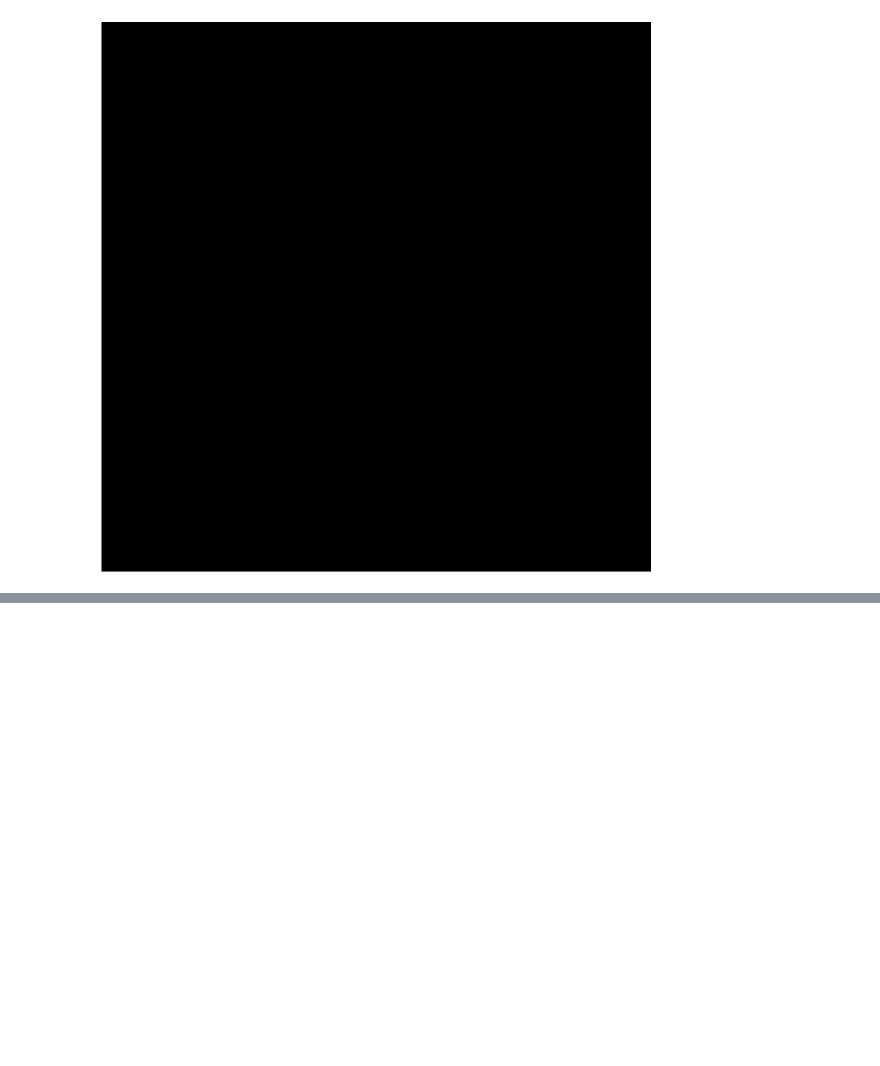
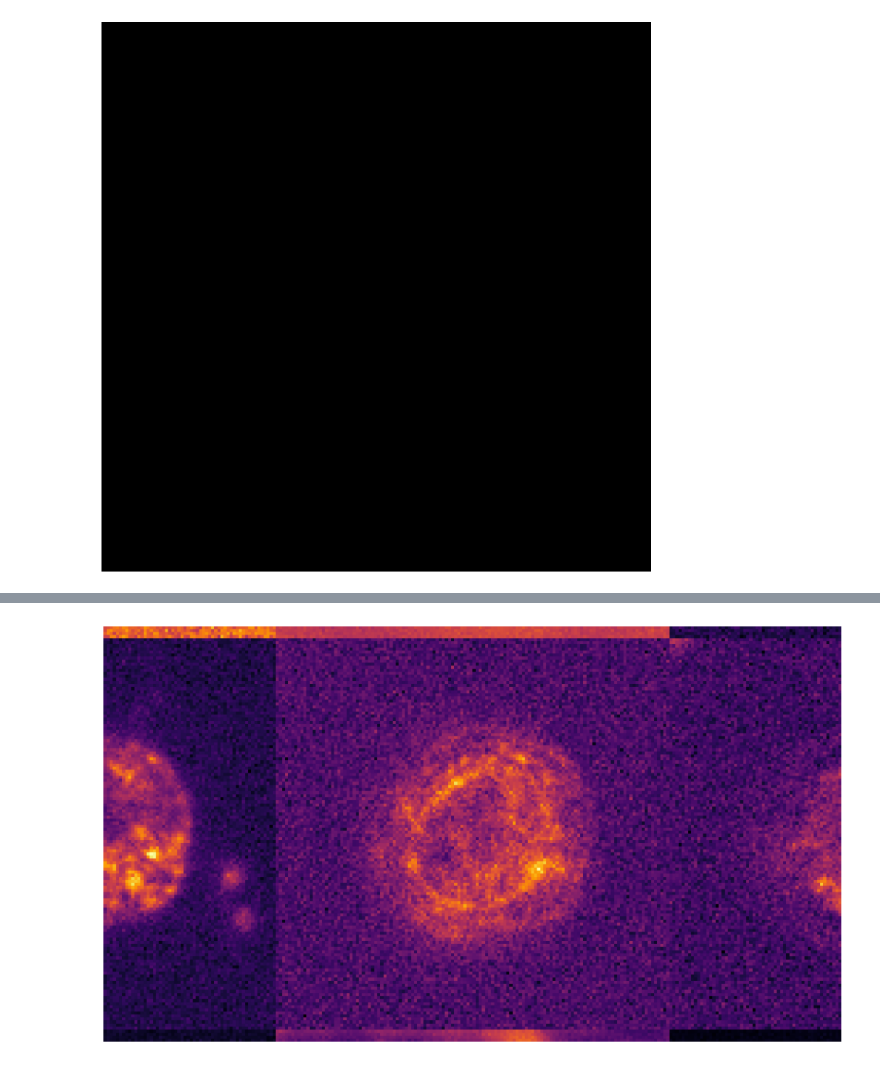
Before and after one commit to Waller-Lab/BSCCM, a Jupyter notebook: figure_making/animation_maker.ipynb, the cells around one changed output, grey strips where cells are left out. Cells and saved outputs as stored; diff of their text form; code cells hidden in the pictures; blank space fills up the shorter version.

```diff
--- a/figure_making/animation_maker.ipynb
+++ b/figure_making/animation_maker.ipynb
@@ -186,0 +204,3 @@ im = ax.imshow(image, cmap='gray')
+# %%
+frame_num = np.arange(500)
+(2 + 12 * (1 - np.sqrt(frame_num / num_frames))).astype(int)
@@ -187,5 +225,6 @@ im = ax.imshow(image, cmap='gray')
 # %%
-num_frames = 150  # Maximum grid size
+num_frames = 500
+resample_channels_every = 12
 
 import numpy as np
 from skimage import draw, color, transform
@@ -193,7 +232,11 @@ import matplotlib.pyplot as plt
 from matplotlib.backends.backend_agg import FigureCanvasAgg as FigureCanvas
 import cv2
 
-meta_image_size = (300, 800)  # Height, Width
+plt.rcParams['animation.ffmpeg_path'] = '/opt/homebrew/bin/ffmpeg'  # Path to ffmpeg
+
+# meta_image_size = (600, 600)  # Height, Width
+meta_image_size = (720, 1280)  # Height, Width
+
 
 def create_text_image():
     # Create an image with specific dimensions
@@ -203,8 +246,12 @@ def create_text_image():
     fig = plt.figure(figsize=(meta_image_size[1] / 100, meta_image_size[0] / 100), dpi=100)
     canvas = FigureCanvas(fig)
     ax = fig.gca()
-    text = "BSCCM"
-    ax.text(0.5, 0.5, text, fontsize=140, va='center', ha='center')
+    text = "Cordelia"
+    ax.text(0.5, 0.5, text, fontsize=180, va='center', ha='center')
+
+    # text = "BSCCM"
+    # ax.text(0.5, 0.5, text, fontsize=240, va='center', ha='center')
+    # ax.text(0.5, 0.5, text, fontsize=110, va='center', ha='center')
     ax.axis('off')
 
     canvas.draw()  # draw the canvas, cache the renderer
@@ -241,6 +288,9 @@ max_indices = len(valid_indices)
 
 tile_size = 128  # Size of each cell's image in the montage
 
+channels_from_raw_indices = {}
+
+
 def to_rgb(image):
     colormap = cm.inferno
     normed_data = (image - np.min(image)) / (np.max(image) - np.min(image))
@@ -249,11 +299,21 @@ def to_rgb(image):
 
 def create_frame(frame_num):
 
-    unzoomed_image_shape = ((frame_num+1) / 10) ** 2 * np.array(meta_image.shape) + np.array((64, 64 * meta_image.shape[1] / meta_image.shape[0]))
+    resample_channels_every = (2 + 12 * (1 - np.sqrt(frame_num / num_frames))).astype(int)
+
     # enforce max size
     max_width = 128 * tile_size
     max_height = max_width * meta_image.shape[0] / meta_image.shape[1]
-    unzoomed_image_shape = np.minimum(unzoomed_image_shape, (max_height, max_width))
+
+    sigmoid = 1 / (1 + np.exp(-frame_num / 40 + 7.2 ))
+    # sin = np.cos(frame_num / 94 - np.pi) / 2 + 0.5 + 1e-8
+
+
+    unzoomed_image_height = tile_size + max_height * sigmoid
+    unzoomed_image_shape = (unzoomed_image_height, unzoomed_image_height * meta_image.shape[1] / meta_image.shape[0])
+
+
+    # unzoomed_image_shape = np.minimum(unzoomed_image_shape, (max_height, max_width))
 
     num_rows = int(np.ceil(unzoomed_image_shape[0] / tile_size))
     # make sure its odd
@@ -274,7 +334,7 @@ def create_frame(frame_num):
     full_montage_size = np.array((full_montage_height, full_montage_width))
 
 
-    temperature = 1e1 / (frame_num + 1) ** 2
+    temperature = (1 / sigmoid ** 2 - 1)* 1e-2
 
     # Initialize the montage with zeros
     montage = np.zeros((*full_montage_size, 3), dtype=np.uint8)
@@ -286,7 +346,9 @@ def create_frame(frame_num):
             centered_col = col -  num_cols // 2
             # hash to a valid index
 
-            raw_image_index = (centered_row * max_grid_size + centered_col) % max_indices
+            max_num_cols = 500
+
+            raw_image_index = (centered_row * max_num_cols + centered_col) % max_indices
 
             # may be negative or positive. change so that it is positive and in range
             if raw_image_index < 0:
@@ -308,20 +370,26 @@ def create_frame(frame_num):
 
             sorted_channels = sorted(channels, key=lambda c: abs(channel_means[c] - region_mean))
             # generate a score for how close the channel mean is to the region mean
-            scores = np.array([1 / (1e-5 + (channel_means[c] - region_mean)**2 ) for c in sorted_channels])
+            scores = np.array([1 / (1e-5 + np.abs(channel_means[c] - region_mean)**4 ) for c in sorted_channels])
             scores += temperature * scores.max()
 
             probabilities = np.array(scores) / np.sum(scores)
             channel = np.random.choice(sorted_channels, p=probabilities)
             # channel = sorted_channels[0]
 
+            if frame_num % resample_channels_every != 0:
+                # replace channel with the same channel from the last frame
+                if raw_image_index in channels_from_raw_indices:
+                    channel = channels_from_raw_indices[raw_image_index]
+            channels_from_raw_indices[raw_image_index] = channel
+
+
             image = dataset.read_image(image_index, channel=channel)
             rgb_image = to_rgb(image)
 
-
             # Calculate bounds for the image in the montage, handling fractional tiles
-            montage_row_start = int(row * tile_size)
-            montage_col_start = int(col * tile_size)
+            montage_row_start = round(row * tile_size)
+            montage_col_start = round(col * tile_size)
             montage_row_end = min(montage_row_start + tile_size, full_montage_size[0])
             montage_col_end = min(montage_col_start + tile_size, full_montage_size[1])
 
@@ -330,7 +398,6 @@ def create_frame(frame_num):
             tile_width = montage_col_end - montage_col_start
             resized_image = cv2.resize(rgb_image, (tile_width, tile_height), interpolation=cv2.INTER_NEAREST)
 
-
             # Place the resized image in the montage
             montage[montage_row_start:montage_row_end, montage_col_start:montage_col_end] = resized_image
 
@@ -338,6 +405,7 @@ def create_frame(frame_num):
     limits = (int((montage.shape[0] - unzoomed_image_shape[0]) // 2),
                               -int((montage.shape[0] - unzoomed_image_shape[0]) // 2),
         int((montage.shape[1] - unzoomed_image_shape[1]) // 2), -int((montage.shape[1] - unzoomed_image_shape[1]) // 2))
+
     cropped_montage = montage[limits[0]:limits[1] if limits[1] != 0 else None
                               , limits[2]:limits[3] if limits[3] != 0 else None]
 
@@ -348,31 +416,34 @@ def create_frame(frame_num):
     assert montage.shape == meta_image_size + (3,)
 
     return montage
 
 
 # # # imshow the frame
 # x = create_frame(1)
 # fig, ax = plt.subplots(figsize=(10, 10))
 # im = ax.imshow(x)
 
 fig, ax = plt.subplots(figsize=(10, 10 * meta_image_size[0] / meta_image_size[1]))
 
 def update(frame_num):
     frame = create_frame(frame_num)
     # clear axes and plot the image
     ax.clear()
     ax.imshow(frame, aspect='equal')
     ax.axis('off')
     plt.subplots_adjust(left=0, right=1, top=1, bottom=0, wspace=0, hspace=0)
 
 # update(6)
 
 anim = FuncAnimation(fig, update, frames=num_frames, interval=500)
 
 def save_animation(anim, filename, fps):
     with tqdm(total=anim.save_count) as pbar:
         def update_progress(*args):
             pbar.update()
         anim.save(filename, writer='imagemagick', fps=fps, progress_callback=update_progress)
 
-save_animation(anim, 'cell_montage_animation_zoom_out_meta.gif', 3)
+save_animation(anim, 'cell_montage_animation_zoom_out_meta_cordelia.gif', 30)
+# anim.save('cell_montage_animation_zoom_out_meta.mp4', writer='ffmpeg', fps=30)
+# %% [output]
+[figure, added]
```
Also changed, not shown: parts of 4 cells of this notebook, 14 other files.
